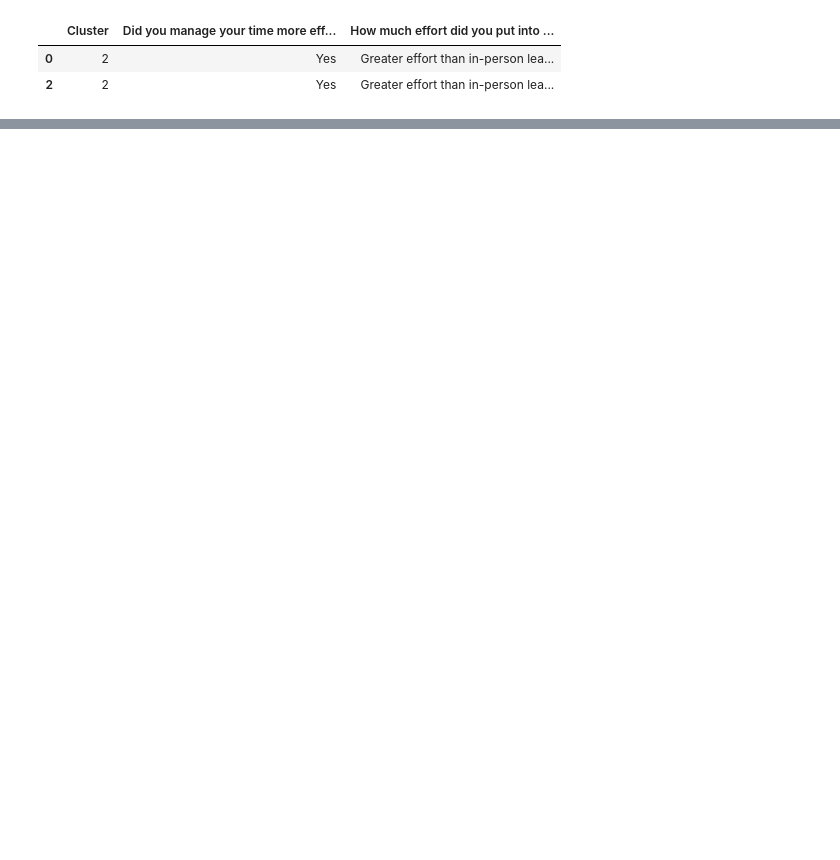
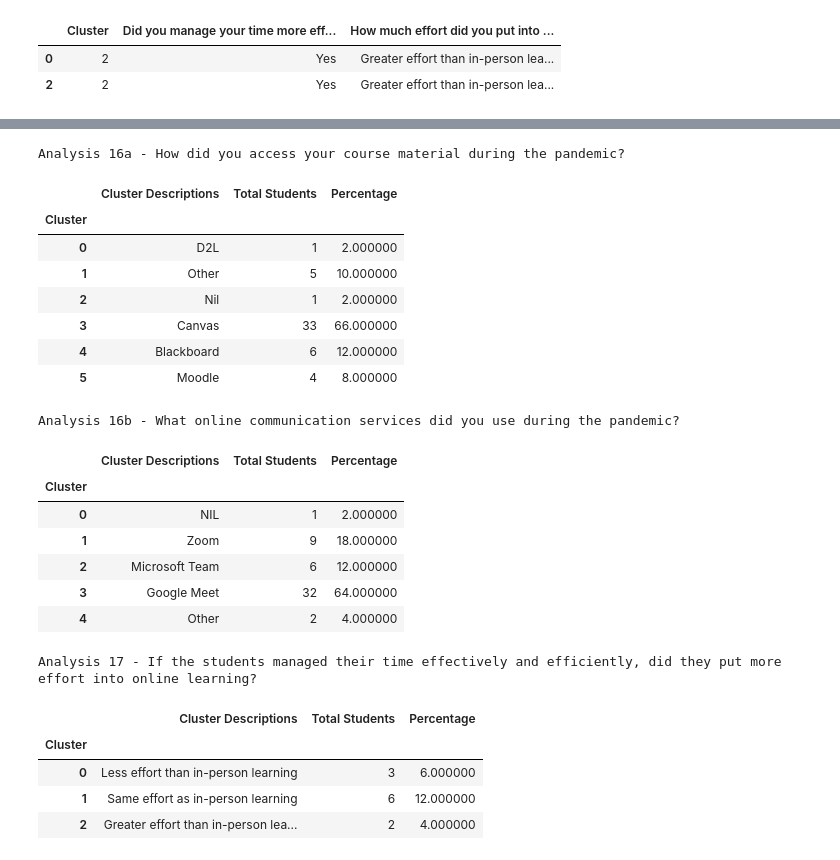
Before and after one commit to abdulbhutta/Summer-Research-2022, a Jupyter notebook: DataAnalysis.ipynb, the cells around one changed output, grey strips where cells are left out. Cells and saved outputs as stored; diff of their text form; code cells hidden in the pictures; blank space fills up the shorter version.

```diff
--- a/DataAnalysis.ipynb
+++ b/DataAnalysis.ipynb
@@ -1804,0 +1991,8 @@ Analysis17[Analysis17['Cluster'] == 2].head(20)
+# %%
+Summary17 = pd.DataFrame(Analysis17.groupby(['Cluster'])['Cluster'].count())
+
+Summary17.insert(0, "Cluster Descriptions", ["Less effort than in-person learning", "Same effort as in-person learning", "Greater effort than in-person learning" ], True)
+Summary17.rename(columns= {Summary17.columns[1]: "Total Students"}, inplace=True)
+Summary17['Percentage'] = (Summary17['Total Students'] / TotalStudents * 100)
+
+Summary17.head(10)
@@ -1804,0 +2015,24 @@ Analysis17[Analysis17['Cluster'] == 2].head(20)
+# %%
+styles = [dict(selector="caption", props=[("font-size", "100%"), ("font-weight", "bold")])]
+
+Summary1 = Summary1.style.set_caption('Analysis 1 - Was online learning more stressful than in-person learning which led to anxiety or depression?').set_table_styles(styles)
+Summary2 = Summary2.style.set_caption("Analysis 2 - Was the grading scale too strict compared to in-person which impacted student's grades to be lower than in-person?").set_table_styles(styles)
+Summary3 = Summary3.style.set_caption("Analysis 3 - Did the students require extra time for exams/tests/quizzes which impacted their grades during the pandemic?").set_table_styles(styles)
+Summary4 = Summary4.style.set_caption("Analysis 4 - Which university students prefer online?").set_table_styles(styles)
+Summary5 = Summary5.style.set_caption("Analysis 5 - At Ontario Tech which faculty had the most impact on grades during the pandemic?").set_table_styles(styles)
+
+Summary6 = Summary6.style.set_caption("Analysis 6 - Which university faculties had the most impact on grades?").set_table_styles(styles)
+Summary7 = Summary7.style.set_caption("Analysis 7 - Which university faculties had the most stress during the pandemic?").set_table_styles(styles)
+Summary8 = Summary8.style.set_caption("Analysis 8 - Did financial difficulty have an impact on the student’s grades and mental health?").set_table_styles(styles)
+Summary9 = Summary9.style.set_caption("Analysis 9 - If the student had difficulty balancing school and personal life, how was their relationship with their peers?").set_table_styles(styles)
+Summary11 = Summary11.style.set_caption("Analysis 11 - What was the preference of students for the learning process at all universities and faculties").set_table_styles(styles)
+
+Summary12 = Summary12.style.set_caption("Analysis 12 -  If the professor had difficulty with online technology and did not provide enough time for the students to review course material, did it impact the student's grades?  ").set_table_styles(styles)
+Summary13 = Summary13.style.set_caption("Analysis 13 - Was the course load heavy and the quality of education not similar to in-person learning?").set_table_styles(styles)
+Summary15a = Summary15a.style.set_caption("Analysis 15a - Was it easy to adapt to new learning communication services during the online learning?").set_table_styles(styles)
+Summary15b = Summary15b.style.set_caption("Analysis 15b - Was it easy to learn from recorded lectures compare to in-person?").set_table_styles(styles)
+Summary15c = Summary15c.style.set_caption("Analysis 15c - Did the professors conduct virtual office hours and were they easy to access during the pandemic?").set_table_styles(styles)
+
+Summary16a = Summary16a.style.set_caption("Analysis 16a - How did you access your course material during the pandemic?").set_table_styles(styles)
+Summary16b = Summary16b.style.set_caption("Analysis 16b - What online communication services did you use during the pandemic?").set_table_styles(styles)
+Summary17 = Summary17.style.set_caption("Analysis 17 - If the students managed their time effectively and efficiently, did they put more effort into online learning?").set_table_styles(styles)
@@ -1804,0 +2158,28 @@ Analysis17[Analysis17['Cluster'] == 2].head(20)
+# %%
+display(Summary16a)
+display(Summary16b)
+display(Summary17)
+# %% [output]
+Analysis 16a - How did you access your course material during the pandemic?
+|  | Cluster Descriptions | Total Students | Percentage |
+| Cluster |  |  |  |
+| 0 | D2L | 1 | 2.000000 |
+| 1 | Other | 5 | 10.000000 |
+| 2 | Nil | 1 | 2.000000 |
+| 3 | Canvas | 33 | 66.000000 |
+| 4 | Blackboard | 6 | 12.000000 |
+| 5 | Moodle | 4 | 8.000000 |
+Analysis 16b - What online communication services did you use during the pandemic?
+|  | Cluster Descriptions | Total Students | Percentage |
+| Cluster |  |  |  |
+| 0 | NIL | 1 | 2.000000 |
+| 1 | Zoom | 9 | 18.000000 |
+| 2 | Microsoft Team | 6 | 12.000000 |
+| 3 | Google Meet | 32 | 64.000000 |
+| 4 | Other | 2 | 4.000000 |
+Analysis 17 - If the students managed their time effectively and efficiently, did they put more effort into online learning?
+|  | Cluster Descriptions | Total Students | Percentage |
+| Cluster |  |  |  |
+| 0 | Less effort than in-person learning | 3 | 6.000000 |
+| 1 | Same effort as in-person learning | 6 | 12.000000 |
+| 2 | Greater effort than in-person lea... | 2 | 4.000000 |
```
Also changed, not shown: parts of 26 cells of this notebook, 2 other files.
